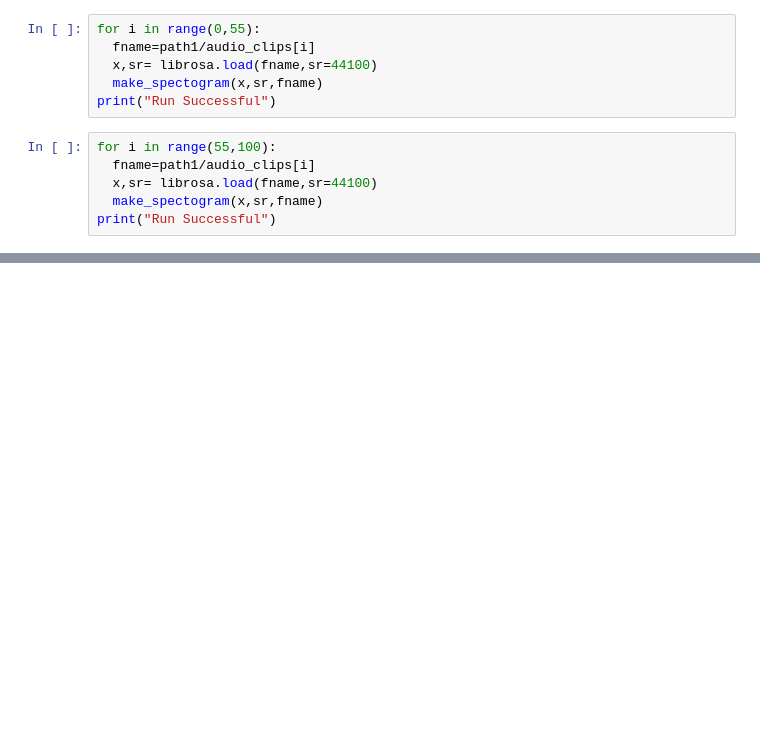
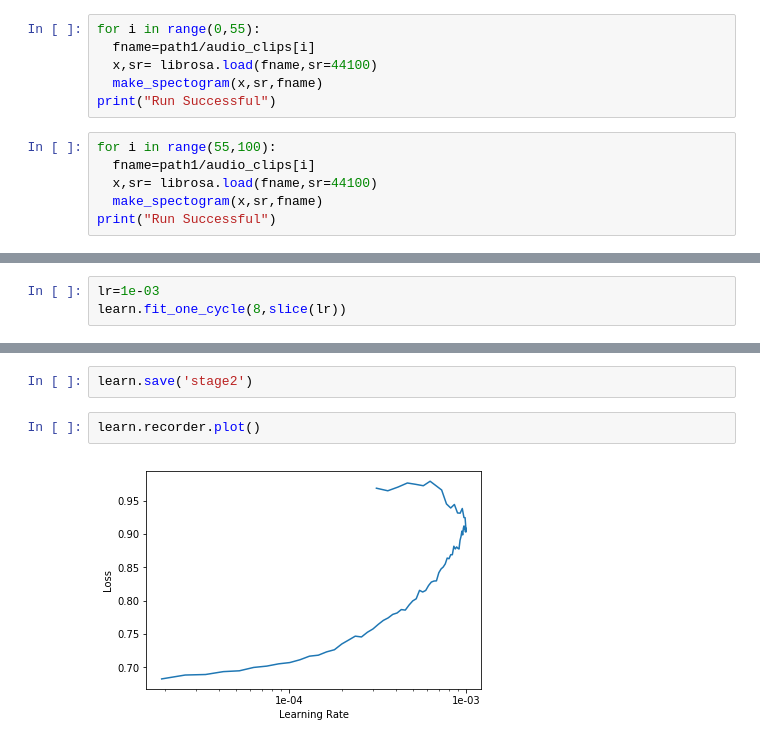
Before and after one commit to deep1401/Music-Genre-Classification-using-Transfer-Learning-on-log-based-MEL-spectrogram, a Jupyter notebook: Music_Genre_Classifier.ipynb, the cells around one changed output, grey strips where cells are left out. Saved outputs shown, nothing was run; the diff lists cells and outputs as text; blank space fills up the shorter version.

```diff
--- a/Music_Genre_Classifier.ipynb
+++ b/Music_Genre_Classifier.ipynb
@@ -226,0 +334,3 @@ print("Run Successful")
+# %%
+lr=1e-03
+learn.fit_one_cycle(8,slice(lr))
@@ -226,0 +347,6 @@ print("Run Successful")
+# %%
+learn.save('stage2')
+# %%
+learn.recorder.plot()
+# %% [output]
+[figure, added]
```
Also changed, not shown: parts of 67 cells of this notebook.
